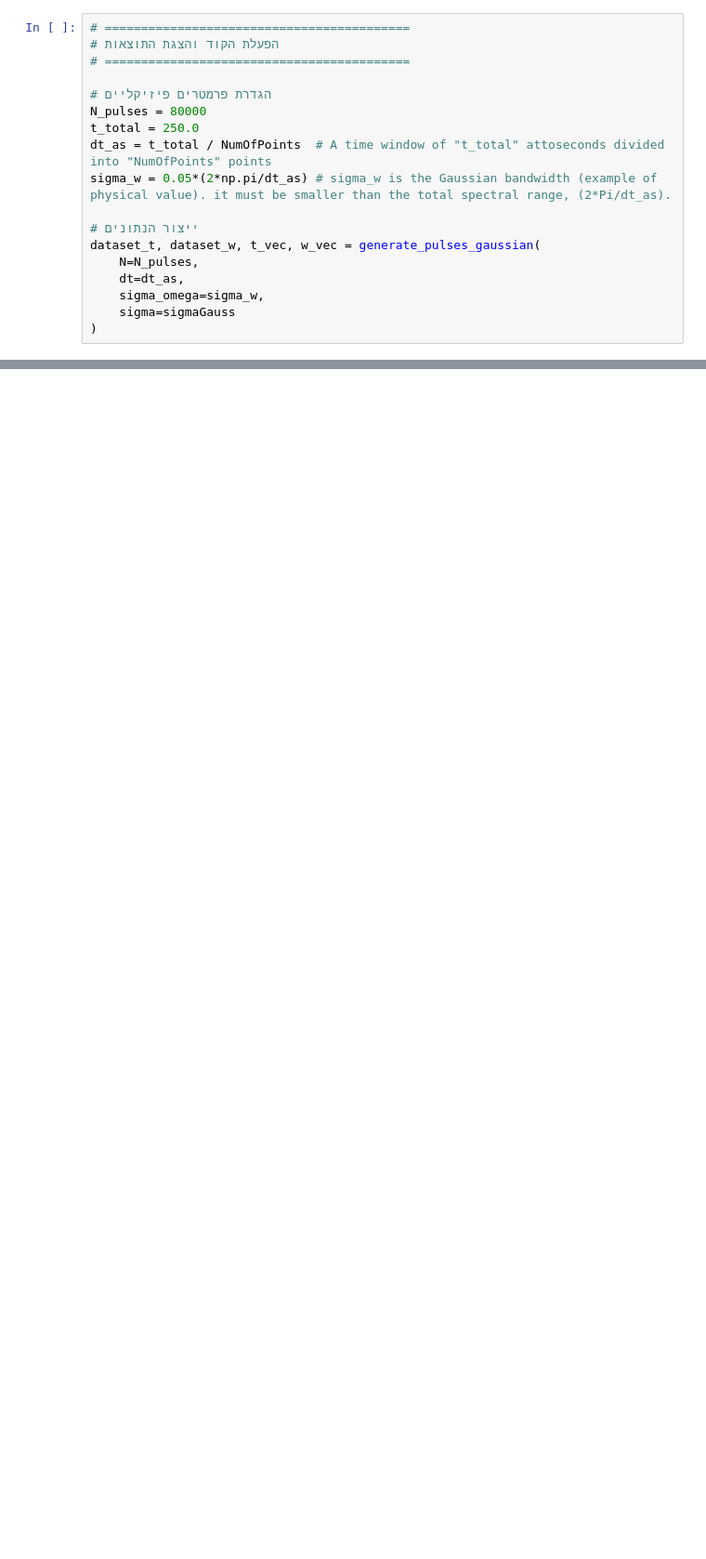
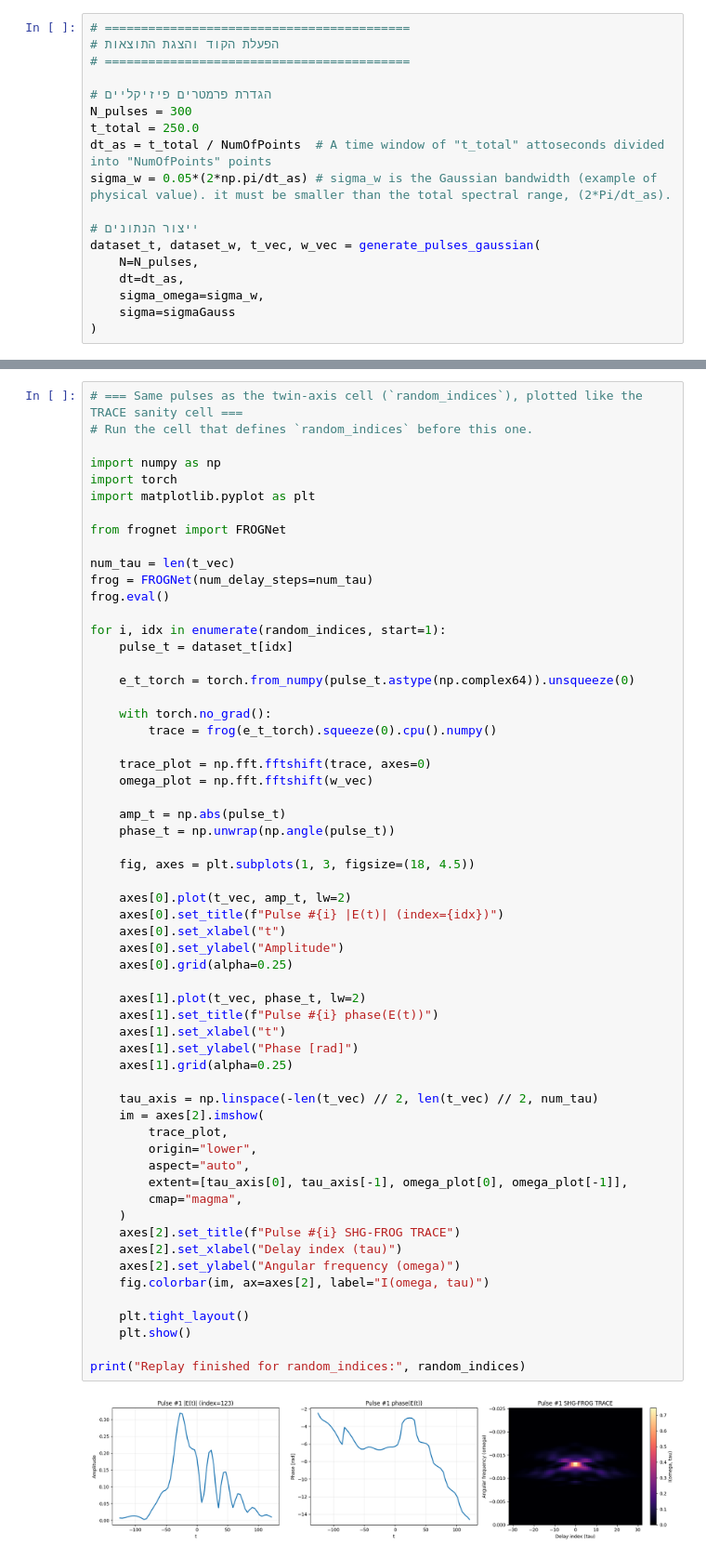
Before and after one commit to cheers19/Ultra-Fast-Detection-Project, a Jupyter notebook: src/pulses_generator_NB.ipynb, the cells around one changed output, grey strips where cells are left out. Shown at 93% size. Cells and saved outputs as stored; diff of their text form; blank space fills up the shorter version.

```diff
--- a/src/pulses_generator_NB.ipynb
+++ b/src/pulses_generator_NB.ipynb
@@ -74,7 +30,7 @@ def generate_pulses_gaussian(N, dt, sigma_omega, num_points=NumOfPoints, sigma=s
 # ==========================================
 
 # הגדרת פרמטרים פיזיקליים
-N_pulses = 80000
+N_pulses = 300
 t_total = 250.0
 dt_as = t_total / NumOfPoints  # A time window of "t_total" attoseconds divided into "NumOfPoints" points
 sigma_w = 0.05*(2*np.pi/dt_as) # sigma_w is the Gaussian bandwidth (example of physical value). it must be smaller than the total spectral range, (2*Pi/dt_as).
@@ -206 +162,62 @@ print(f"גבולות הספקטרום מוכלים בחלון ספקטרלי ש
 גבולות הספקטרום מוכלים בחלון ספקטרלי שגודלו: 1058.71 Energy [eV]
+# %%
+# === Same pulses as the twin-axis cell (`random_indices`), plotted like the TRACE sanity cell ===
+# Run the cell that defines `random_indices` before this one.
+
+import numpy as np
+import torch
+import matplotlib.pyplot as plt
+
+from frognet import FROGNet
+
+num_tau = len(t_vec)
+frog = FROGNet(num_delay_steps=num_tau)
+frog.eval()
+
+for i, idx in enumerate(random_indices, start=1):
+    pulse_t = dataset_t[idx]
+
+    e_t_torch = torch.from_numpy(pulse_t.astype(np.complex64)).unsqueeze(0)
+
+    with torch.no_grad():
+        trace = frog(e_t_torch).squeeze(0).cpu().numpy()
+
+    trace_plot = np.fft.fftshift(trace, axes=0)
+    omega_plot = np.fft.fftshift(w_vec)
+
+    amp_t = np.abs(pulse_t)
+    phase_t = np.unwrap(np.angle(pulse_t))
+
+    fig, axes = plt.subplots(1, 3, figsize=(18, 4.5))
+
+    axes[0].plot(t_vec, amp_t, lw=2)
+    axes[0].set_title(f"Pulse #{i} |E(t)| (index={idx})")
+    axes[0].set_xlabel("t")
+    axes[0].set_ylabel("Amplitude")
+    axes[0].grid(alpha=0.25)
+
+    axes[1].plot(t_vec, phase_t, lw=2)
+    axes[1].set_title(f"Pulse #{i} phase(E(t))")
+    axes[1].set_xlabel("t")
+    axes[1].set_ylabel("Phase [rad]")
+    axes[1].grid(alpha=0.25)
+
+    tau_axis = np.linspace(-len(t_vec) // 2, len(t_vec) // 2, num_tau)
+    im = axes[2].imshow(
+        trace_plot,
+        origin="lower",
+        aspect="auto",
+        extent=[tau_axis[0], tau_axis[-1], omega_plot[0], omega_plot[-1]],
+        cmap="magma",
+    )
+    axes[2].set_title(f"Pulse #{i} SHG-FROG TRACE")
+    axes[2].set_xlabel("Delay index (tau)")
+    axes[2].set_ylabel("Angular frequency (omega)")
+    fig.colorbar(im, ax=axes[2], label="I(omega, tau)")
+
+    plt.tight_layout()
+    plt.show()
+
+print("Replay finished for random_indices:", random_indices)
+# %% [output]
+[figure, added]
```
Also changed, not shown: parts of 9 cells of this notebook, 1 other file.
